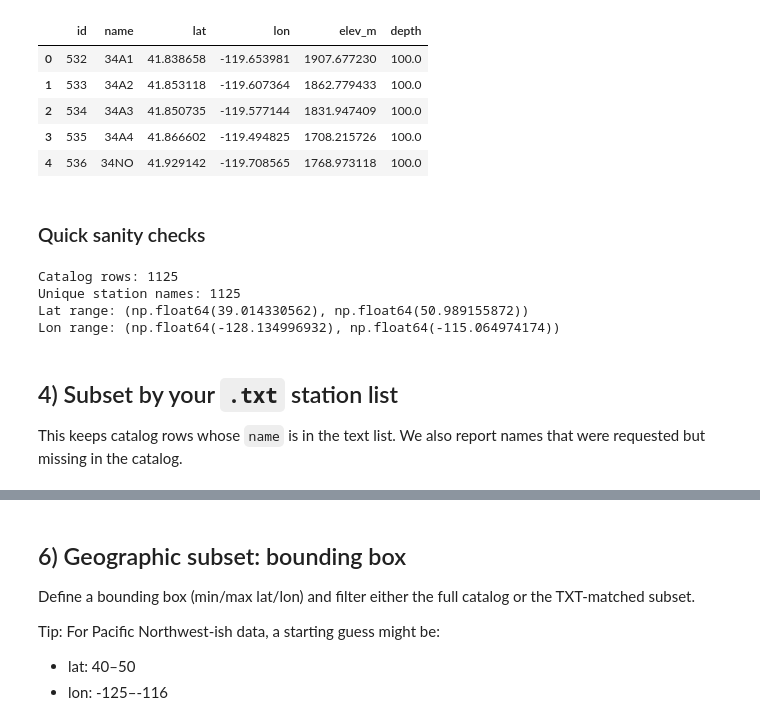
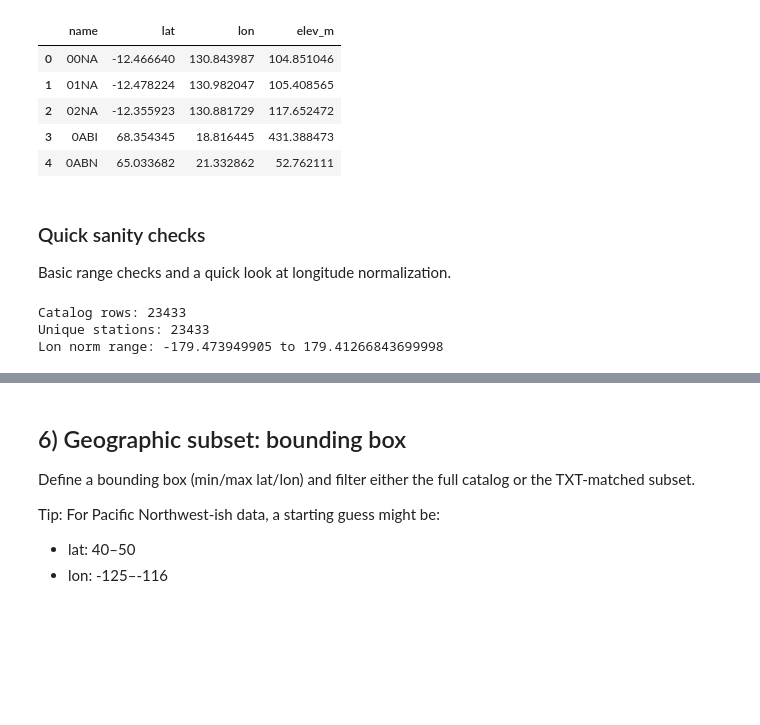
Before and after one commit to cascadiaquakes/GNSS-data-preprocessing, a Jupyter notebook: gnss_station_eda.ipynb, the cells around one changed output, grey strips where cells are left out. Drawn from its saved outputs; the diff is of its cells as text; code cells hidden in the pictures; blank space fills up the shorter version.

```diff
--- a/gnss_station_eda.ipynb
+++ b/gnss_station_eda.ipynb
@@ -22,8 +26,6 @@ Put your files somewhere relative to this notebook (or change the paths below).
 # %%
 # --- Paths (edit these) ---
-TXT_PATH = Path("./resources/pnw_stations.txt")      # one station name per line
-CSV_PATH = Path("./resources/cascadia_station_info.csv") # catalog, no header (see next cell)
+UNR_STATIONS_PATH = Path("./resources/all_unr_stations.csv")  # whitespace-delimited: station_id lat lon elev
+# Example line:  ALBH 48.389781422 -123.487470112 31.7682625
 
-assert TXT_PATH.exists(), f"Missing: {TXT_PATH.resolve()}"
-assert CSV_PATH.exists(), f"Missing: {CSV_PATH.resolve()}"
-print("OK:", TXT_PATH, CSV_PATH)
+assert UNR_STATIONS_PATH.exists(), f"Missing: {UNR_STATIONS_PATH.resolve()}"
@@ -81,44 +43,45 @@ If your real file has headers, set `has_header=True` in the loader below.
 # %%
-CAT_COLS = ["id", "name", "lat", "lon", "elev_m", "depth"]
+# Load whitespace-delimited station list: station_id, lat, lon, elev_m
+raw_cat = pd.read_csv(
+    UNR_STATIONS_PATH,
+    sep="\\s+",
+    header=None,
+    names=["name", "lat", "lon_raw", "elev_m"],
+)
 
-def read_station_catalog(csv_path: Path, has_header: bool = False) -> pd.DataFrame:
-    if has_header:
-        df = pd.read_csv(csv_path)
-    else:
-        df = pd.read_csv(csv_path, header=None, names=CAT_COLS)
+# Clean types
+raw_cat["name"] = raw_cat["name"].astype(str).str.strip()
+for c in ["lat", "lon_raw", "elev_m"]:
+    raw_cat[c] = pd.to_numeric(raw_cat[c], errors="coerce")
 
-    # Basic cleaning / typing
-    df["name"] = df["name"].astype(str).str.strip()
-    for c in ["lat", "lon", "elev_m", "depth"]:
-        df[c] = pd.to_numeric(df[c], errors="coerce")
-    df["id"] = pd.to_numeric(df["id"], errors="coerce").astype("Int64")
+# Normalize longitude to [-180, 180]
+raw_cat["lon"] = ((raw_cat["lon_raw"] + 180) % 360) - 180
 
-    # Drop rows missing essential coords
-    df = df.dropna(subset=["lat", "lon"]).reset_index(drop=True)
-    return df
+# Canonical catalog schema (keep depth for downstream, fill as NaN if not present)
+cat = raw_cat.copy()
+cat = cat[["name", "lat", "lon", "elev_m"]].dropna(subset=["name", "lat", "lon", "elev_m"]).reset_index(drop=True)
 
-cat = read_station_catalog(CSV_PATH, has_header=False)
-cat.head()
+display(cat.head())
 # %% [output]
-|  | id | name | lat | lon | elev_m | depth |
-| 0 | 532 | 34A1 | 41.838658 | -119.653981 | 1907.677230 | 100.0 |
-| 1 | 533 | 34A2 | 41.853118 | -119.607364 | 1862.779433 | 100.0 |
-| 2 | 534 | 34A3 | 41.850735 | -119.577144 | 1831.947409 | 100.0 |
-| 3 | 535 | 34A4 | 41.866602 | -119.494825 | 1708.215726 | 100.0 |
-| 4 | 536 | 34NO | 41.929142 | -119.708565 | 1768.973118 | 100.0 |
+|  | name | lat | lon | elev_m |
+| 0 | 00NA | -12.466640 | 130.843987 | 104.851046 |
+| 1 | 01NA | -12.478224 | 130.982047 | 105.408565 |
+| 2 | 02NA | -12.355923 | 130.881729 | 117.652472 |
+| 3 | 0ABI | 68.354345 | 18.816445 | 431.388473 |
+| 4 | 0ABN | 65.033682 | 21.332862 | 52.762111 |
 # %% [markdown]
 ### Quick sanity checks
+
+Basic range checks and a quick look at longitude normalization.
 # %%
 print("Catalog rows:", len(cat))
-print("Unique station names:", cat["name"].nunique())
-print("Lat range:", (cat["lat"].min(), cat["lat"].max()))
-print("Lon range:", (cat["lon"].min(), cat["lon"].max()))
+print("Unique stations:", cat["name"].nunique())
+
+assert cat["lat"].between(-90, 90).all(), "Latitude out of range"
+assert cat["lon"].between(-180, 180).all(), "Normalized lon out of range"
+
+print("Lon norm range:", float(cat["lon"].min()), "to", float(cat["lon"].max()))
 # %% [output]
-Catalog rows: 1125
-Unique station names: 1125
-Lat range: (np.float64(39.014330562), np.float64(50.989155872))
-Lon range: (np.float64(-128.134996932), np.float64(-115.064974174))
+Catalog rows: 23433
+Unique stations: 23433
+Lon norm range: -179.473949905 to 179.41266843699998
-# %% [markdown]
-## 4) Subset by your `.txt` station list
-
-This keeps catalog rows whose `name` is in the text list. We also report names that were requested but missing in the catalog.
```
Also changed, not shown: parts of 14 cells of this notebook, 2 other files.
